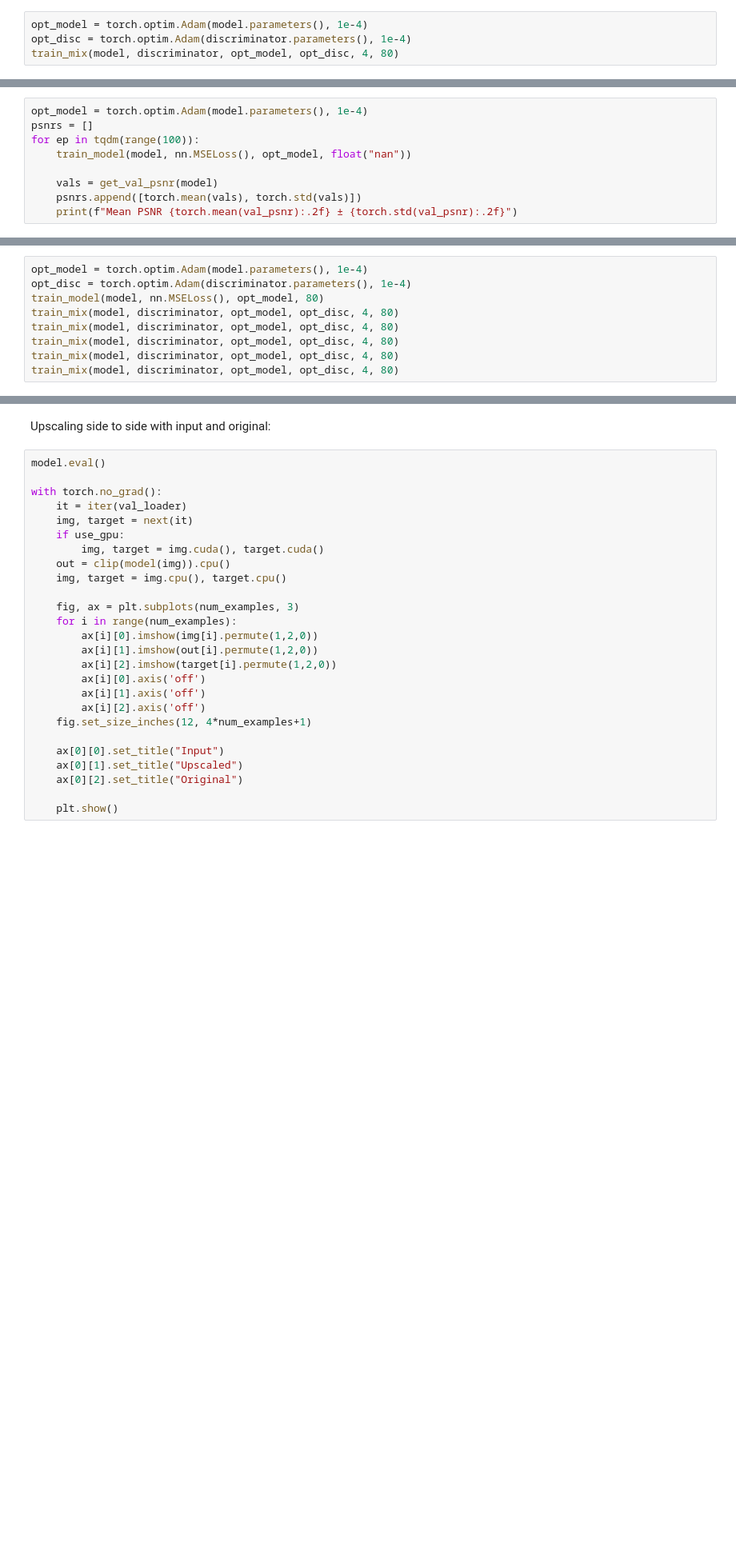
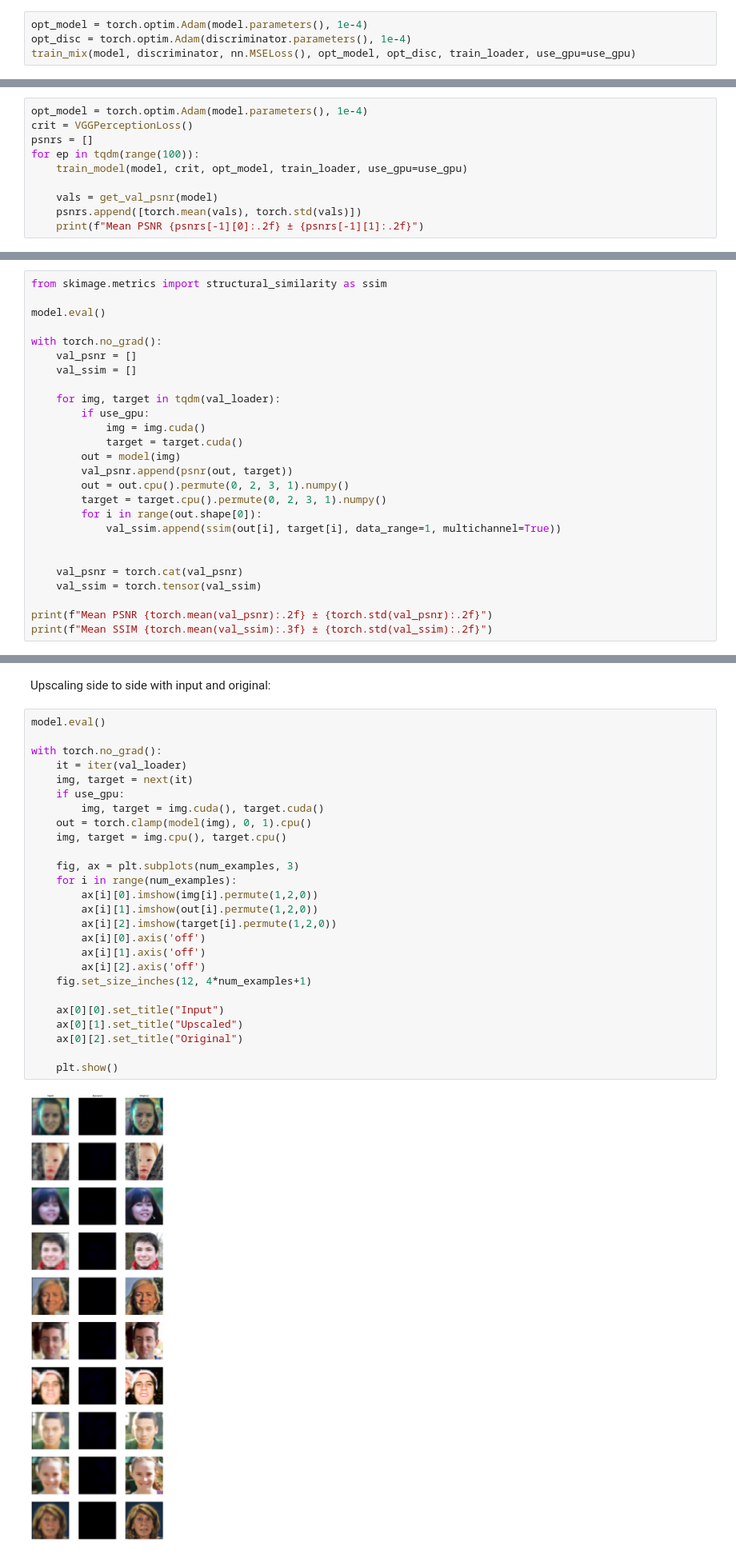
Before and after one commit to jenuk/SuperResolutionProject, a Jupyter notebook: src/test.ipynb, the cells around one changed output, grey strips where cells are left out. Shown at 80% size. Saved outputs shown, nothing was run; the diff lists cells and outputs as text; blank space fills up the shorter version.

```diff
--- a/src/test.ipynb
+++ b/src/test.ipynb
@@ -349,4 +127,4 @@ sum(p.numel() for p in discriminator.parameters() if p.requires_grad)
 # %%
 opt_model = torch.optim.Adam(model.parameters(), 1e-4)
 opt_disc = torch.optim.Adam(discriminator.parameters(), 1e-4)
-train_mix(model, discriminator, opt_model, opt_disc, 4, 80)
+train_mix(model, discriminator, nn.MSELoss(), opt_model, opt_disc, train_loader, use_gpu=use_gpu)
@@ -353,9 +135,10 @@ train_mix(model, discriminator, opt_model, opt_disc, 4, 80)
 # %%
 opt_model = torch.optim.Adam(model.parameters(), 1e-4)
+crit = VGGPerceptionLoss()
 psnrs = []
 for ep in tqdm(range(100)):
-    train_model(model, nn.MSELoss(), opt_model, float("nan"))
+    train_model(model, crit, opt_model, train_loader, use_gpu=use_gpu)
 
     vals = get_val_psnr(model)
     psnrs.append([torch.mean(vals), torch.std(vals)])
-    print(f"Mean PSNR {torch.mean(val_psnr):.2f} ± {torch.std(val_psnr):.2f}")
+    print(f"Mean PSNR {psnrs[-1][0]:.2f} ± {psnrs[-1][1]:.2f}")
@@ -366,16 +149,33 @@ arr = numpy.array(psnrs)
 plt.plot(arr[:,0])
 plt.show()
-# %%
-opt_model = torch.optim.Adam(model.parameters(), 1e-4)
-opt_disc = torch.optim.Adam(discriminator.parameters(), 1e-4)
-train_model(model, nn.MSELoss(), opt_model, 80)
-train_mix(model, discriminator, opt_model, opt_disc, 4, 80)
-train_mix(model, discriminator, opt_model, opt_disc, 4, 80)
-train_mix(model, discriminator, opt_model, opt_disc, 4, 80)
-train_mix(model, discriminator, opt_model, opt_disc, 4, 80)
-train_mix(model, discriminator, opt_model, opt_disc, 4, 80)
 # %% [markdown]
 # Evaluation
+# %%
+from skimage.metrics import structural_similarity as ssim
+
+model.eval()
+
+with torch.no_grad():
+    val_psnr = []
+    val_ssim = []
+
+    for img, target in tqdm(val_loader):
+        if use_gpu:
+            img = img.cuda()
+            target = target.cuda()
+        out = model(img)
+        val_psnr.append(psnr(out, target))
+        out = out.cpu().permute(0, 2, 3, 1).numpy()
+        target = target.cpu().permute(0, 2, 3, 1).numpy()
+        for i in range(out.shape[0]):
+            val_ssim.append(ssim(out[i], target[i], data_range=1, multichannel=True))
+
+
+    val_psnr = torch.cat(val_psnr)
+    val_ssim = torch.tensor(val_ssim)
+
+print(f"Mean PSNR {torch.mean(val_psnr):.2f} ± {torch.std(val_psnr):.2f}")
+print(f"Mean SSIM {torch.mean(val_ssim):.3f} ± {torch.std(val_ssim):.2f}")
 # %%
 val_psnr = get_val_psnr(model)
 print(f"Mean PSNR {torch.mean(val_psnr):.2f} ± {torch.std(val_psnr):.2f}")
@@ -408,29 +208,31 @@ Upscaling side to side with input and original:
 # %%
 model.eval()
 
 with torch.no_grad():
     it = iter(val_loader)
     img, target = next(it)
     if use_gpu:
         img, target = img.cuda(), target.cuda()
-    out = clip(model(img)).cpu()
+    out = torch.clamp(model(img), 0, 1).cpu()
     img, target = img.cpu(), target.cpu()
 
     fig, ax = plt.subplots(num_examples, 3)
     for i in range(num_examples):
         ax[i][0].imshow(img[i].permute(1,2,0))
         ax[i][1].imshow(out[i].permute(1,2,0))
         ax[i][2].imshow(target[i].permute(1,2,0))
         ax[i][0].axis('off')
         ax[i][1].axis('off')
         ax[i][2].axis('off')
     fig.set_size_inches(12, 4*num_examples+1)
 
     ax[0][0].set_title("Input")
     ax[0][1].set_title("Upscaled")
     ax[0][2].set_title("Original")
 
     plt.show()
+# %% [output]
+[figure, added]
 # %% [markdown]
 Multiple upscalings in succession:
 # %%
```
Also changed, not shown: parts of 21 cells of this notebook, 7 other files.
